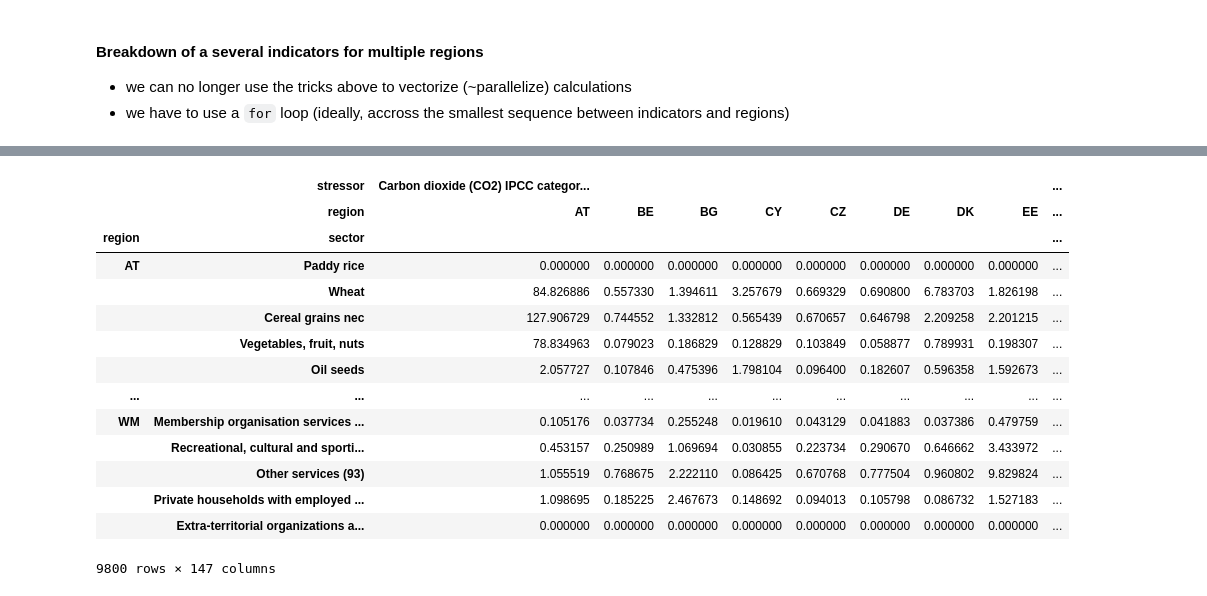
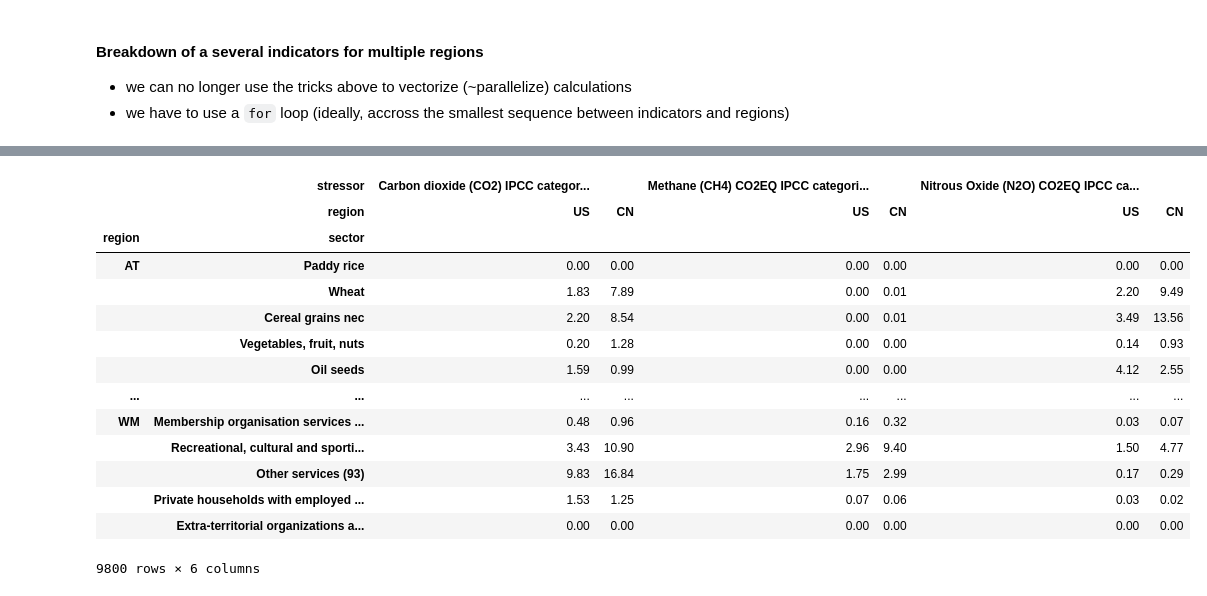
Before and after one commit to adrien-perello/EEIOA, a Jupyter notebook: scripts/05_exiobase_introduction.ipynb, the cells around one changed output, grey strips where cells are left out. Drawn from its saved outputs; the diff is of its cells as text; code cells hidden in the pictures.

Commit message:
improve readability (variable names + number format)

```diff
--- a/scripts/05_exiobase_introduction.ipynb
+++ b/scripts/05_exiobase_introduction.ipynb
@@ -6,6 +6,9 @@ Based on [Exiobase's IOT_2019_pxp.zip](https://zenodo.org/record/5589597) datase
 # Import modules
 import pandas as pd
 import numpy as np
+
+# Set pandas number format
+pd.options.display.float_format = '{:,.2f}'.format
 # %% [markdown]
 ## Data pre-processing
 
@@ -147,23 +204,22 @@ Can not diagonalize X: Singular matrix
 Tips: treat 0's and non 0's differently
 # %%
 # method 1: compute inv(diag(X)) alternatively
-X_ = X.copy()
+x_ = x.copy()
 # we reverse the "inverse" and "diagonalize" steps compared to previous Practicals
 # ! For a vector, 1/diag(x) = inv(diag(x)), but not generalizable to any matrices
-mask = X!=0
-X_[mask] = 1 / (X[mask])  # we only divide non 0's
-inv_diag_X = np.diag(X_)  # and then we diagonalize
+mask = (x !=0)
+x_[mask] = 1 / (x[mask])  # we only divide non 0's
+inv_diag_x = np.diag(x_)  # and then we diagonalize
 # then we can continue as normal
-f = F @ inv_diag_X
+f = F @ inv_diag_x
 f.columns = region_and_sector_labels
 
 
-# Method 2: skip inv(diag(X))
-f = F / X.transpose()
+# Method 2: skip inv(diag(X)) --> see practical 4
+f = F / x.T
 f = f.replace([np.inf, -np.inf, np.nan], 0)  # ! don't forget to replace
-f.columns = region_and_sector_labels
 
-# Visualise
+# Display the result
 f
 # %% [output]
 | region | AT |  |  |  |  |  | ... |
@@ -520,33 +582,38 @@ F_ghg_total_per_import
 9800 rows × 6 columns
 # %%
-countries = region_labels
+# We can also swap the columns levels
+countries = ['US', 'CN']
 
-columns = pd.MultiIndex.from_product([GHG, countries], names=['stressor', 'region'])
-F_ghg_total_per_import = pd.DataFrame(np.nan, index=region_and_sector_labels, columns=columns)
+# Create empty DataFrame (levels are swapped compared to above)
+column_labels_swap = pd.MultiIndex.from_product([GHG, countries], names=['stressor', 'region'])
+diagfLY_ghg_countries = pd.DataFrame(
+    data=np.nan,
+    index=region_and_sector_labels,
+    columns=column_labels_swap
+)
 
+# 1 indicator x multiple countries at a time
 for indicator in GHG:
-    f_indicator = f.loc[indicator]  # 1 indicator
-    Y_countries = Y.loc[:, countries]  # multiple countries
-    F_indicator_countries = f_indicator * (L @ Y_countries).T  # ! right side of * needs to be transposed if it contains multiple columns
-    F_indicator_countries = F_indicator_countries.T  # transpose to ensure it will fit with the DataFrame shape
-    F_indicator_countries = F_indicator_countries.groupby(["region"], axis=1).sum()
-    F_indicator_countries = F_indicator_countries.reindex(index=region_and_sector_labels)
-    F_ghg_total_per_import.loc[:, indicator] = F_indicator_countries.values  # transpose to have the same layout as usual
+    f_indicator = f.loc[indicator]
+    diagfLY_indicator = f_indicator * LY.T  # ! the right side of * needs to be transposed if it contains multiple columns
+    diagfLY_indicator = diagfLY_indicator.T  # retranspose to conserve original layout
+    diagfLY_indicator = diagfLY_indicator.loc[:, countries].groupby('region', axis=1).sum()
+    diagfLY_ghg_countries.loc[:, indicator] = diagfLY_indicator.values
 
-F_ghg_total_per_import
+diagfLY_ghg_countries
 # %% [output]
-|  | stressor | Carbon dioxide (CO2) IPCC categor... |  |  |  |  |  |  |  | ... |
-|  | region | AT | BE | BG | CY | CZ | DE | DK | EE | ... |
-| region | sector |  |  |  |  |  |  |  |  | ... |
-| AT | Paddy rice | 0.000000 | 0.000000 | 0.000000 | 0.000000 | 0.000000 | 0.000000 | 0.000000 | 0.000000 | ... |
-|  | Wheat | 84.826886 | 0.557330 | 1.394611 | 3.257679 | 0.669329 | 0.690800 | 6.783703 | 1.826198 | ... |
-|  | Cereal grains nec | 127.906729 | 0.744552 | 1.332812 | 0.565439 | 0.670657 | 0.646798 | 2.209258 | 2.201215 | ... |
-|  | Vegetables, fruit, nuts | 78.834963 | 0.079023 | 0.186829 | 0.128829 | 0.103849 | 0.058877 | 0.789931 | 0.198307 | ... |
-|  | Oil seeds | 2.057727 | 0.107846 | 0.475396 | 1.798104 | 0.096400 | 0.182607 | 0.596358 | 1.592673 | ... |
-| ... | ... | ... | ... | ... | ... | ... | ... | ... | ... | ... |
-| WM | Membership organisation services ... | 0.105176 | 0.037734 | 0.255248 | 0.019610 | 0.043129 | 0.041883 | 0.037386 | 0.479759 | ... |
-|  | Recreational, cultural and sporti... | 0.453157 | 0.250989 | 1.069694 | 0.030855 | 0.223734 | 0.290670 | 0.646662 | 3.433972 | ... |
-|  | Other services (93) | 1.055519 | 0.768675 | 2.222110 | 0.086425 | 0.670768 | 0.777504 | 0.960802 | 9.829824 | ... |
-|  | Private households with employed ... | 1.098695 | 0.185225 | 2.467673 | 0.148692 | 0.094013 | 0.105798 | 0.086732 | 1.527183 | ... |
-|  | Extra-territorial organizations a... | 0.000000 | 0.000000 | 0.000000 | 0.000000 | 0.000000 | 0.000000 | 0.000000 | 0.000000 | ... |
+|  | stressor | Carbon dioxide (CO2) IPCC categor... |  | Methane (CH4) CO2EQ IPCC categori... |  | Nitrous Oxide (N2O) CO2EQ IPCC ca... |  |
+|  | region | US | CN | US | CN | US | CN |
+| region | sector |  |  |  |  |  |  |
+| AT | Paddy rice | 0.00 | 0.00 | 0.00 | 0.00 | 0.00 | 0.00 |
+|  | Wheat | 1.83 | 7.89 | 0.00 | 0.01 | 2.20 | 9.49 |
+|  | Cereal grains nec | 2.20 | 8.54 | 0.00 | 0.01 | 3.49 | 13.56 |
+|  | Vegetables, fruit, nuts | 0.20 | 1.28 | 0.00 | 0.00 | 0.14 | 0.93 |
+|  | Oil seeds | 1.59 | 0.99 | 0.00 | 0.00 | 4.12 | 2.55 |
+| ... | ... | ... | ... | ... | ... | ... | ... |
+| WM | Membership organisation services ... | 0.48 | 0.96 | 0.16 | 0.32 | 0.03 | 0.07 |
+|  | Recreational, cultural and sporti... | 3.43 | 10.90 | 2.96 | 9.40 | 1.50 | 4.77 |
+|  | Other services (93) | 9.83 | 16.84 | 1.75 | 2.99 | 0.17 | 0.29 |
+|  | Private households with employed ... | 1.53 | 1.25 | 0.07 | 0.06 | 0.03 | 0.02 |
+|  | Extra-territorial organizations a... | 0.00 | 0.00 | 0.00 | 0.00 | 0.00 | 0.00 |
-9800 rows × 147 columns
+9800 rows × 6 columns
```
Also changed, not shown: parts of 41 cells of this notebook, 2 other files.
